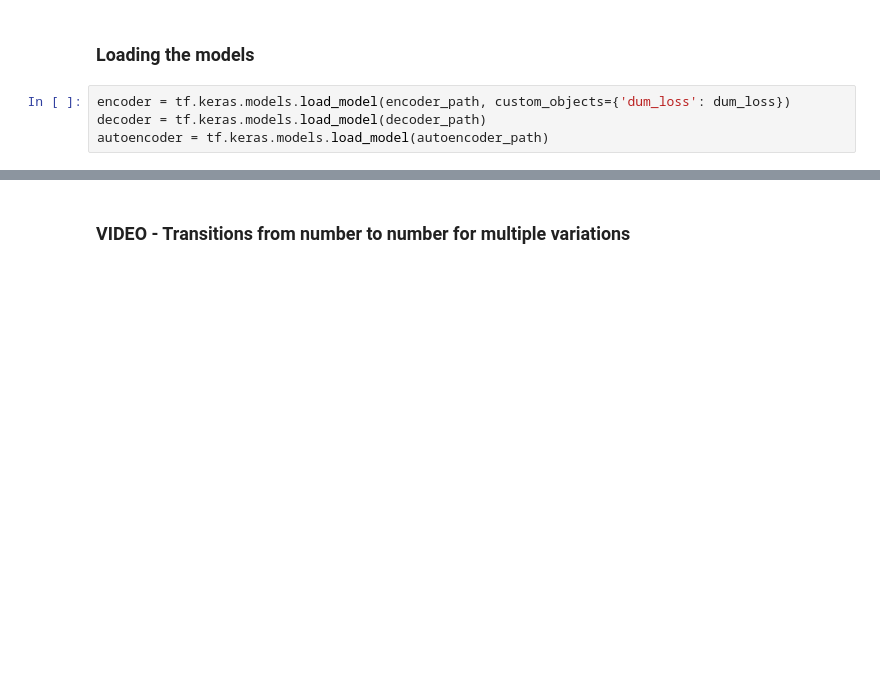
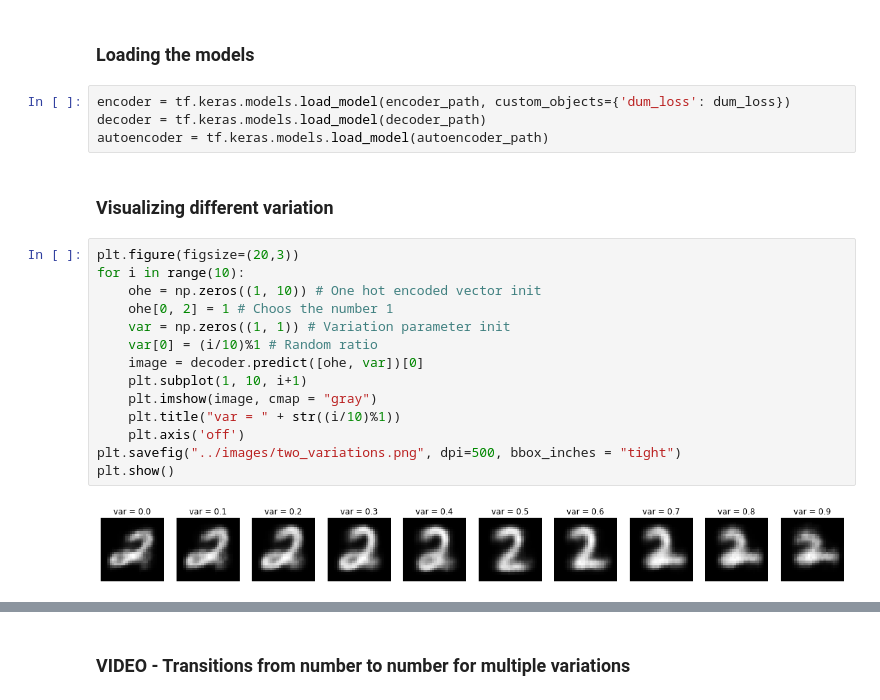
Before and after one commit to Kem975/CS512_Autoencoders, a Jupyter notebook: src/notebook.ipynb, the cells around one changed output, grey strips where cells are left out. Cells and saved outputs as stored; diff of their text form; blank space fills up the shorter version.

Commit message:
Visualization of variations and transitions

```diff
--- a/src/notebook.ipynb
+++ b/src/notebook.ipynb
@@ -230,3 +230,21 @@ autoencoder.save(autoencoder_path)
 encoder = tf.keras.models.load_model(encoder_path, custom_objects={'dum_loss': dum_loss})
 decoder = tf.keras.models.load_model(decoder_path)
 autoencoder = tf.keras.models.load_model(autoencoder_path)
+# %% [markdown]
+### Visualizing different variation
+# %%
+plt.figure(figsize=(20,3))
+for i in range(10):
+    ohe = np.zeros((1, 10)) # One hot encoded vector init
+    ohe[0, 2] = 1 # Choos the number 1
+    var = np.zeros((1, 1)) # Variation parameter init
+    var[0] = (i/10)%1 # Random ratio
+    image = decoder.predict([ohe, var])[0]
+    plt.subplot(1, 10, i+1)
+    plt.imshow(image, cmap = "gray")
+    plt.title("var = " + str((i/10)%1))
+    plt.axis('off')
+plt.savefig("../images/two_variations.png", dpi=500, bbox_inches = "tight")
+plt.show()
+# %% [output]
+[figure, added]
```
Also changed, not shown: parts of 5 cells of this notebook.
